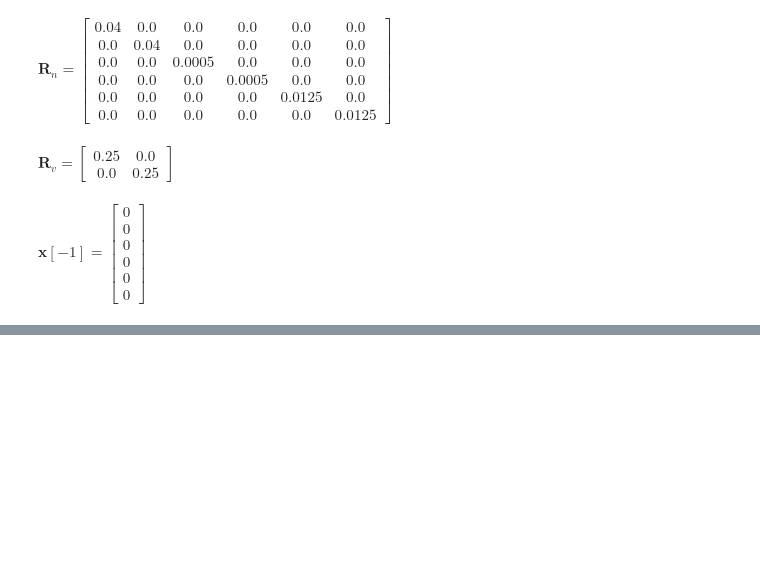
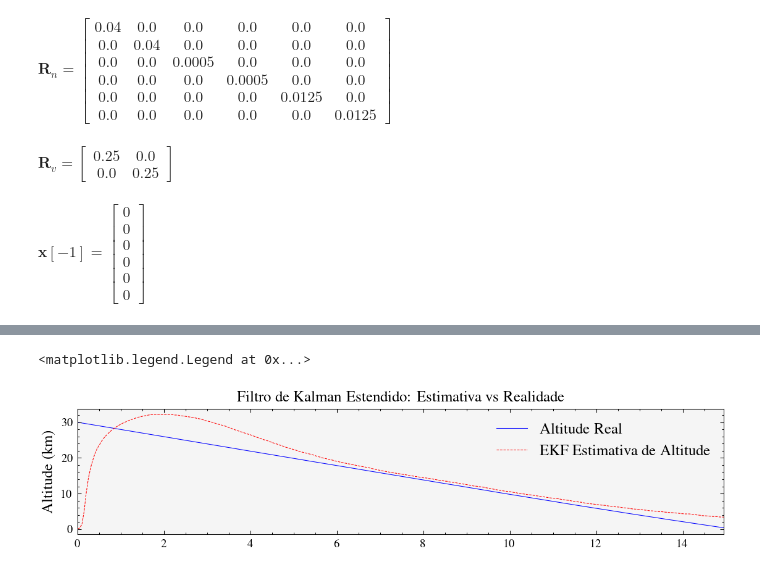
Before and after one commit to edsonportosilva/AdaptiveSignalProcessing, a Jupyter notebook: notebooks/7. Kalman filters.ipynb, the cells around one changed output, grey strips where cells are left out. Cells and saved outputs as stored; diff of their text form; code cells hidden in the pictures; blank space fills up the shorter version.

```diff
--- a/notebooks/7. Kalman filters.ipynb
+++ b/notebooks/7. Kalman filters.ipynb
@@ -460,0 +727,18 @@ plt.grid()
+# %%
+# Run Extended Kalman filter algorithm
+x_init = np.array([25, 10, 100]).reshape(-1, 1)  # Initial guess: altitude de 10 km, velocidade e arrasto desconhecidos
+Rn = 20*np.diag([0.1, 0.1, 0.1])
+Rv = np.array([[50**2]])
+x_ekf = extended_kalman_filter(Rn, Rv, x_init, y_meas.T)
+plt.figure(figsize=(9, 6))
+# Gráfico 1: Altitude
+plt.subplot(3, 1, 1)
+plt.plot(t, x_true[0, :] / 1000.0, 'b-', label='Altitude Real')
+plt.plot(t, x_ekf[0, :] / 1000.0, 'r--', label='EKF Estimativa de Altitude')
+plt.xlim(0, np.max(t))
+plt.ylabel('Altitude (km)')
+plt.title('Filtro de Kalman Estendido: Estimativa vs Realidade')
+plt.legend()
+# %% [output]
+<matplotlib.legend.Legend at 0x...>
+[figure, added]
```
Also changed, not shown: parts of 4 cells of this notebook.
